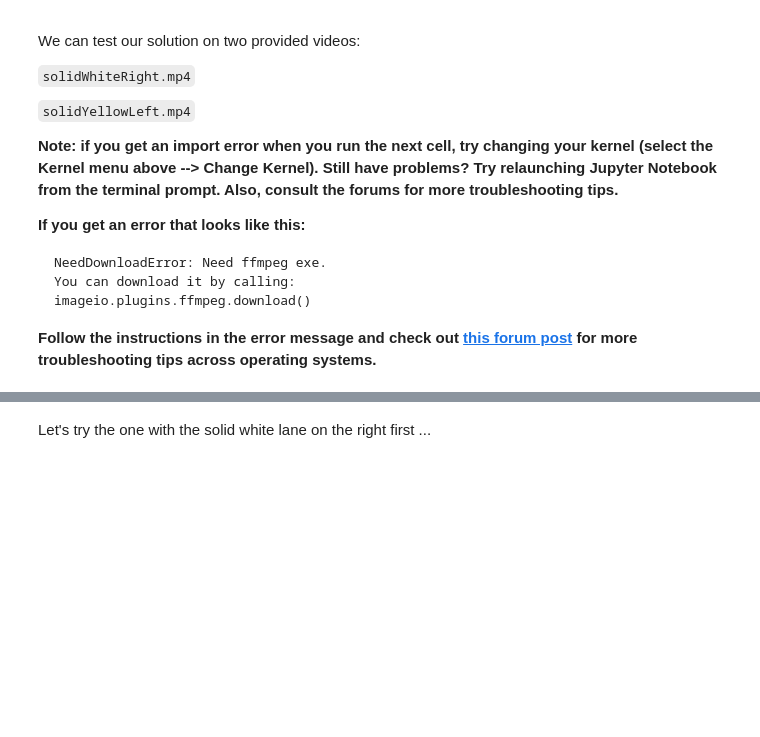
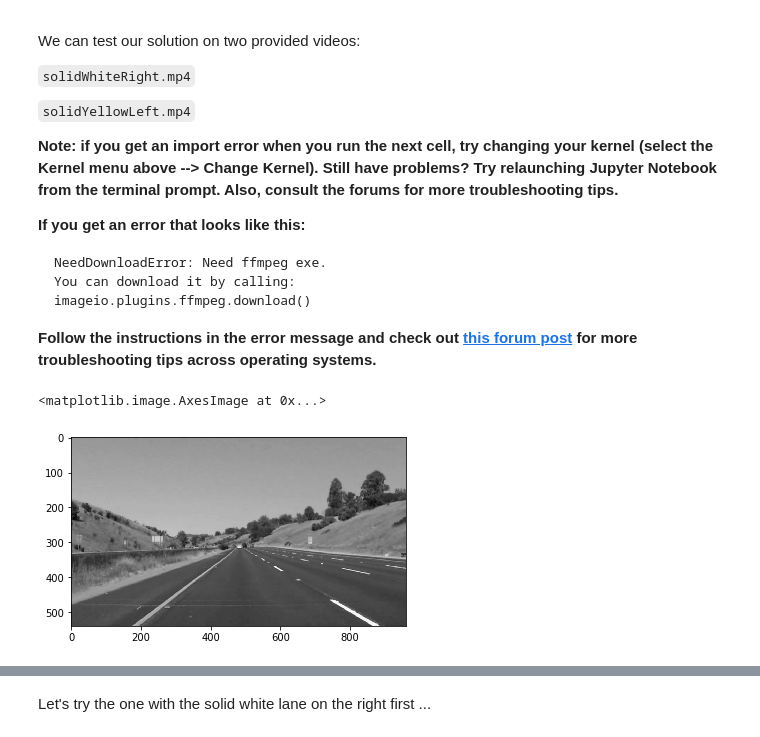
Before and after one commit to USinani/Udacity-Nanodegree-Self_driving_car_Engineer, a Jupyter notebook: P1.ipynb, the cells around one changed output, grey strips where cells are left out. Saved outputs shown, nothing was run; the diff lists cells and outputs as text; code cells hidden in the pictures; blank space fills up the shorter version.

Commit message:
Soulution pipeline coded in Jupyter notebook

````diff
--- a/P1.ipynb
+++ b/P1.ipynb
@@ -87,9 +87,12 @@ def grayscale(img):
     but NOTE: to see the returned image as grayscale
     (assuming your grayscaled image is called 'gray')
     you should call plt.imshow(gray, cmap='gray')"""
-    return cv2.cvtColor(img, cv2.COLOR_RGB2GRAY)
+    image = cv2.imread(imgs)
+    gray = cv2.cvtColor(image, cv.COLOR_BGR2GRAY)
+    return gray
     # Or use BGR2GRAY if you read an image with cv2.imread()
     # return cv2.cvtColor(img, cv2.COLOR_BGR2GRAY)
+
 
 def canny(img, low_threshold, high_threshold):
     """Applies the Canny transform"""
@@ -118,14 +121,14 @@ def region_of_interest(img, vertices):
         ignore_mask_color = 255
 
     #filling pixels inside the polygon defined by "vertices" with the fill color
-    cv2.fillPoly(mask, vertices, ignore_mask_color)
+    fill_poly = cv2.fillPoly(mask, vertices, ignore_mask_color)
 
     #returning the image only where mask pixels are nonzero
     masked_image = cv2.bitwise_and(img, mask)
-    return masked_image
+    return plt.imshow(masked_image)
 
 
-def draw_lines(img, lines, color=[255, 0, 0], thickness=2):
+def draw_lines(img, lines, color=[0, 255, 0], thickness=2):
     """
     NOTE: this is the function you might want to use as a starting point once you want to
     average/extrapolate the line segments you detect to map out the full
@@ -142,11 +145,12 @@ def draw_lines(img, lines, color=[255, 0, 0], thickness=2):
     If you want to make the lines semi-transparent, think about combining
     this function with the weighted_img() function below
     """
+
     for line in lines:
         for x1,y1,x2,y2 in line:
             cv2.line(img, (x1, y1), (x2, y2), color, thickness)
 
-def hough_lines(img, rho, theta, threshold, min_line_len, max_line_gap):
+def houghLines(img, rho, theta, threshold, min_line_len, max_line_gap):
     """
     `img` should be the output of a Canny transform.
 
@@ -296,16 +181,3 @@ def draw_lines(img, lines, color=[255, 0, 0], thickness=12):
 
 Build your pipeline to work on the images in the directory "test_images"
 **You should make sure your pipeline works well on these images before you try the videos.**
-# %%
-import matplotlib.pyplot as plt
-import matplotlib.image as mpimg
-import os
-
-images = os.listdir("test_images/")
-print(images)
-
-# Iterate through images inside the folder
-for image in images:
-    print('Reading images...', image, "\n")
-    inp_img = process_image(images)
-    mpimg.imsave("output_images/"+file[:-4]+"image_read.png", inp_img)
@@ -342,3 +721,13 @@ You can download it by calling:
 imageio.plugins.ffmpeg.download()
 ```
 **Follow the instructions in the error message and check out [this forum post](https://discussions.udacity.com/t/project-error-of-test-on-videos/274082) for more troubleshooting tips across operating systems.**
+# %%
+# TODO: Build your pipeline that will draw lane lines on the test_images
+# then save them to the test_images directory.
+
+#show a grayscaled image
+gray = gray_scale(image)
+plt.imshow(gray, cmap='gray')
+# %% [output]
+<matplotlib.image.AxesImage at 0x...>
+[figure, added]
````
Also changed, not shown: parts of 24 cells of this notebook.
